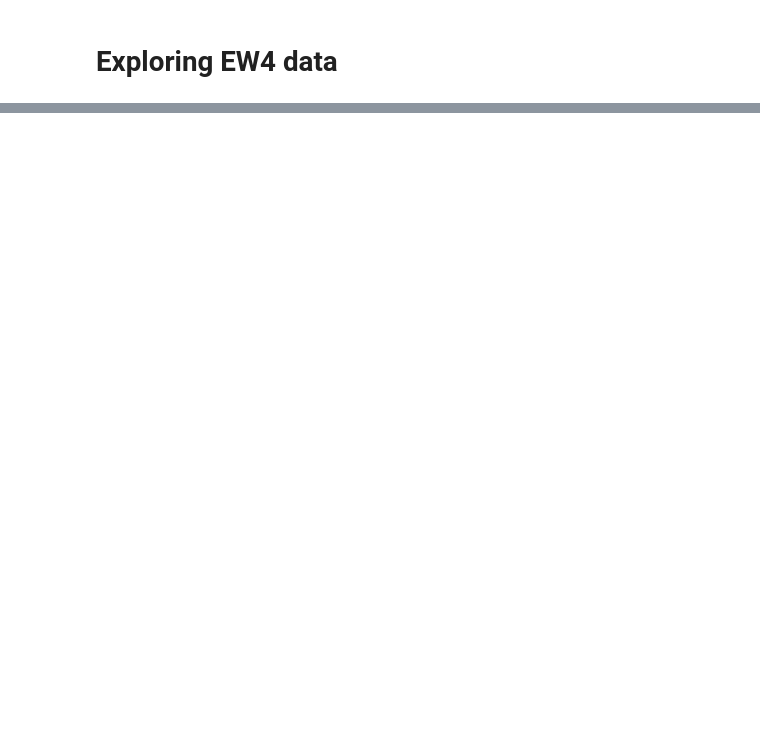
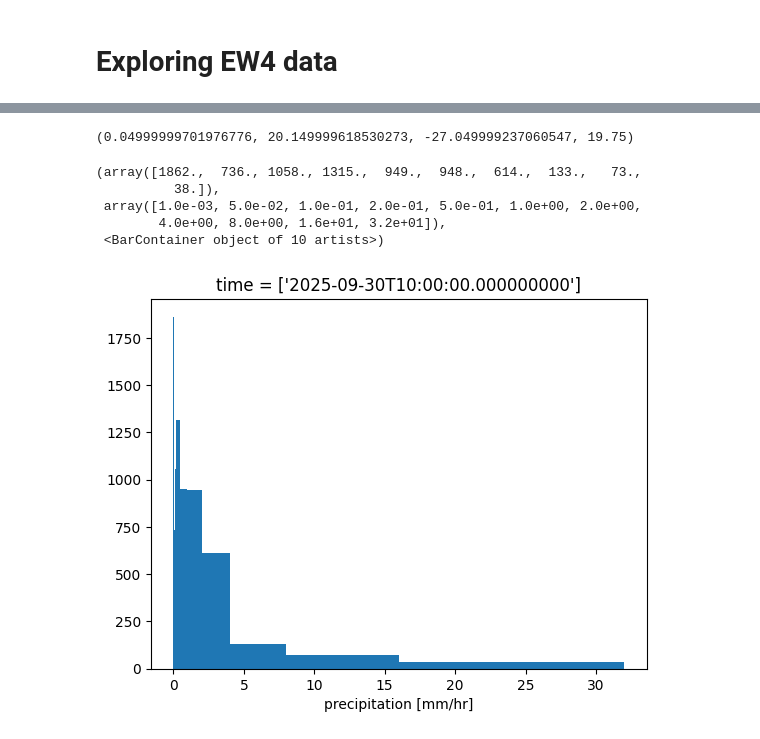
Before and after one commit to uk-gov-mirror/MetOffice.pyearthtools_jasmin, a Jupyter notebook: notebooks/ew4energy/ew4_imerg.ipynb, the cells around one changed output, grey strips where cells are left out. Drawn from its saved outputs; the diff is of its cells as text; code cells hidden in the pictures; blank space fills up the shorter version.

```diff
--- a/notebooks/ew4energy/ew4_imerg.ipynb
+++ b/notebooks/ew4energy/ew4_imerg.ipynb
@@ -11,2 +34,3 @@ import matplotlib
 # %%
-path_imerge_precip = pathlib.Path('/gws/nopw/j04/ew4energy/IMERG_PRECIP/3B-HHR-E.MS.MRG.3IMERG.20190101-S060000-E062959.0360.V07B.HDF5.nc4')
+# path_imerge_precip = pathlib.Path('/gws/nopw/j04/ew4energy/IMERG_PRECIP/3B-HHR-E.MS.MRG.3IMERG.20190101-S060000-E062959.0360.V07B.HDF5.nc4')
+imerg_ew4_dir = pathlib.Path('/gws/nopw/j04/ew4energy/imerg_2025_summer')
@@ -38,0 +37,2 @@ imerge_precip_ds['precipitation'][0].plot.contourf(figsize=(16,10))
+# %%
+xr_ds1 = xarray.open_dataset(imerg_ew4_dir / '3B-HHR-E.MS.MRG.3IMERG.20250930-S100000-E102959.0600.V07B.HDF5.SUB.nc4')
@@ -38,0 +74,13 @@ imerge_precip_ds['precipitation'][0].plot.contourf(figsize=(16,10))
+# %%
+float(min(xr_ds1['lat'])), float(max(xr_ds1['lat'])), float(min(xr_ds1['lon'])), float(max(xr_ds1['lon']))
+# %% [output]
+(0.04999999701976776, 20.149999618530273, -27.049999237060547, 19.75)
+# %%
+xr_ds1['precipitation'].plot.hist(bins=[1e-3,0.05, 0.1, 0.2, 0.5, 1.0, 2.0, 4.0, 8.0, 16.0, 32.0])
+# %% [output]
+(array([1862.,  736., 1058., 1315.,  949.,  948.,  614.,  133.,   73.,
+          38.]),
+ array([1.0e-03, 5.0e-02, 1.0e-01, 2.0e-01, 5.0e-01, 1.0e+00, 2.0e+00,
+        4.0e+00, 8.0e+00, 1.6e+01, 3.2e+01]),
+ <BarContainer object of 10 artists>)
+[figure, added]
```
Also changed, not shown: parts of 39 cells of this notebook, 2 other files.
